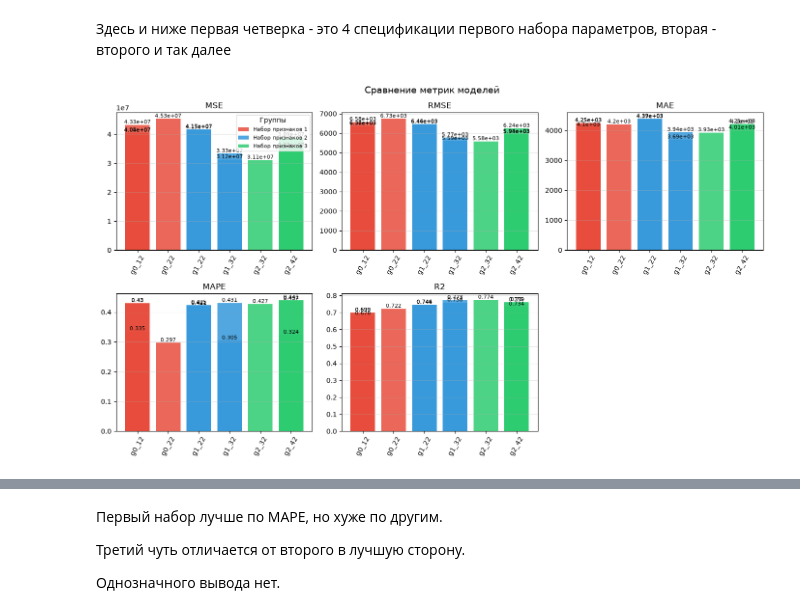
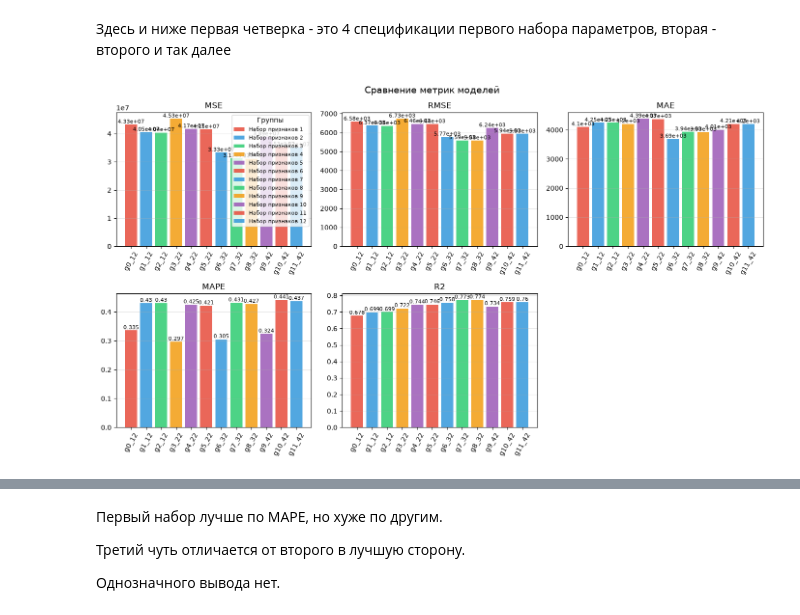
Before and after one commit to ceteravincis/dz_regressii_misskiy, a Jupyter notebook: dz-regressiya.ipynb, the cells around one changed output, grey strips where cells are left out. Saved outputs shown, nothing was run; the diff lists cells and outputs as text; code cells hidden in the pictures.

```diff
--- a/dz-regressiya.ipynb
+++ b/dz-regressiya.ipynb
@@ -450,16 +450,30 @@ def plot_metrics(models, metrics=None, figsize=(14, 8),
     df = pd.DataFrame([m.get_metrics() for m in models])
 
     # группа
-    if group_size is not None:
+    if group_cols is not None:
+        df['group'] = (df[group_cols] != df[group_cols].shift(1)).any(axis=1).cumsum() - 1
+    elif group_size is not None and label_cols is not None:
+        # пробуем group_size — если label_cols дублируются внутри групп, используем шаг (index % n_unique)
+        trial_groups = df.index // group_size
+        has_dups = df.groupby(trial_groups)[label_cols].apply(lambda g: g.duplicated(keep=False).any()).any()
+        if has_dups and len(label_cols) == 1:
+            n_unique = df[label_cols[0]].nunique()
+            step = len(df) // n_unique  # размер шага = сколько элементов на одно значение
+            df['group'] = df.index % step
+        else:
+            df['group'] = trial_groups
+    elif group_size is not None:
         df['group'] = df.index // group_size
-    elif group_cols is not None:
-        df['group'] = (df[group_cols] != df[group_cols].shift(1)).any(axis=1).cumsum() - 1
     else:
         df['group'] = (df['n_features'] != df['n_features'].shift(1)).cumsum() - 1
 
-    # подпись: уникальная = группа + значения label_cols (если заданы) или model + номер в группе
+    # подпись: группа + значения label_cols (если заданы) или model + номер в группе
     if label_cols is not None:
         df['label'] = 'g' + df['group'].astype(str) + '_' + df[label_cols].astype(str).agg('_'.join, axis=1)
+        # добавляем cumcount, если label_cols не уникальны внутри группы
+        dup_mask = df.duplicated(subset=['group'] + label_cols, keep=False)
+        if dup_mask.any():
+            df.loc[dup_mask, 'label'] += '_' + dup_mask.groupby(df['group']).cumsum().astype(str)
     else:
         df['label'] = 'g' + df['group'].astype(str) + '_' + df['model'] + '_' + df.groupby('group').cumcount().astype(str)
 
@@ -581,6 +595,9 @@ metrics_df_heatmap=metrics_heatmap(models)
 # %% [markdown]
 Здесь и ниже первая четверка - это 4 спецификации первого набора параметров, вторая - второго и так далее
 # %%
-metrics_df_plot = plot_metrics(models, label_cols=['random_state'], group_size=4)
+# metrics_df_plot = plot_metrics(models, label_cols=['random_state'], group_size=4)
+# metrics_df_plot = plot_metrics(models, label_cols=['n_features'], group_cols=['random_state'])
+metrics_df_plot = plot_metrics(models, label_cols=['random_state'], group_cols=['n_features'])
+# label_cols=['model'], group_cols=['n_features']
 # %% [output]
-[figure, old version]
+[figure, new version]
```
Also changed, not shown: parts of 1 cell of this notebook.
